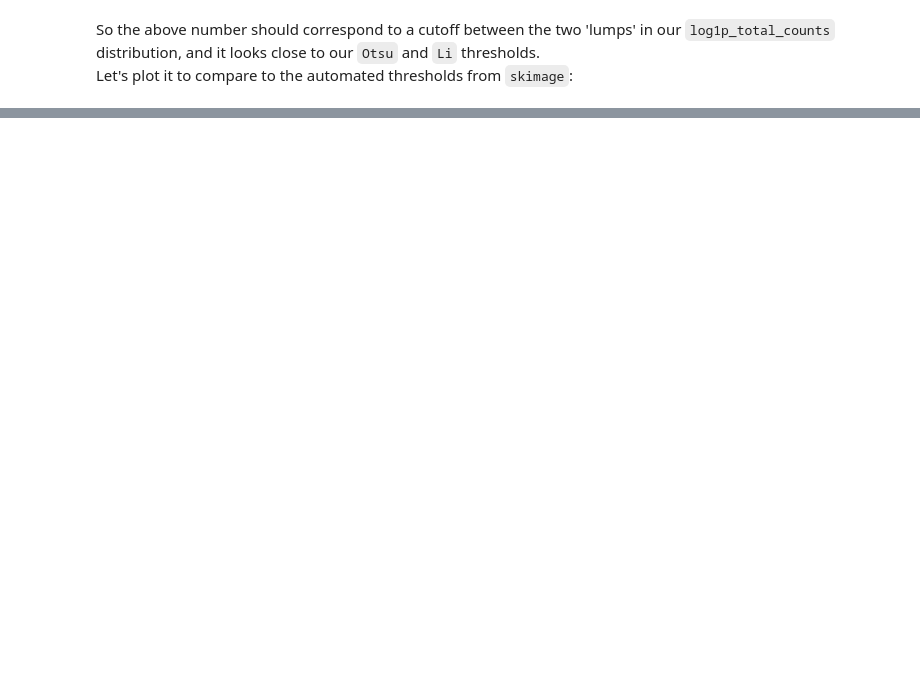
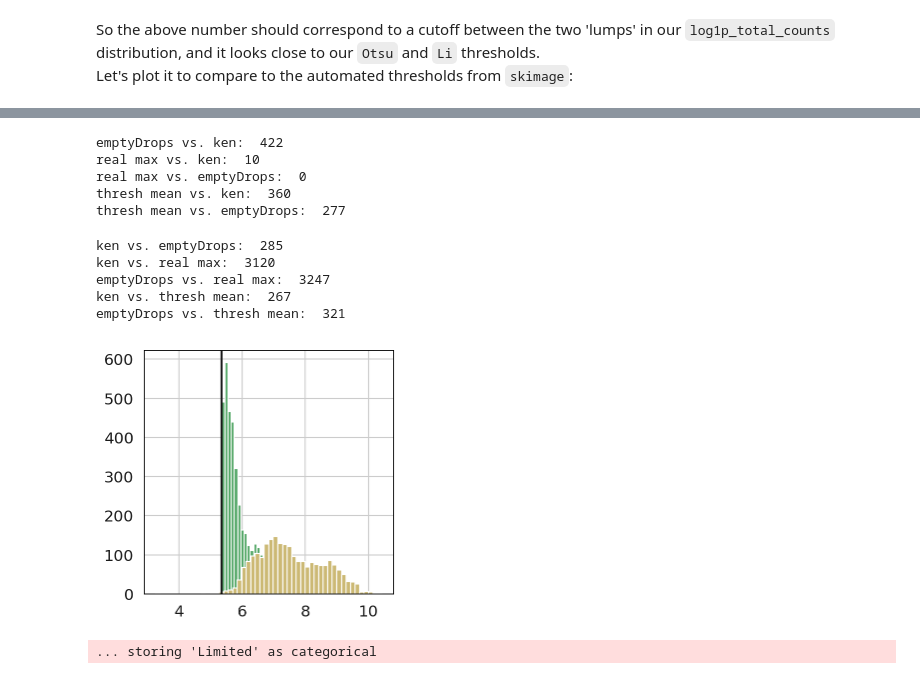
Before and after one commit to codyheiser/dropkick, a Jupyter notebook: testing/thresholding.ipynb, the cells around one changed output, grey strips where cells are left out. Drawn from its saved outputs; the diff is of its cells as text; code cells hidden in the pictures; blank space fills up the shorter version.

```diff
--- a/testing/thresholding.ipynb
+++ b/testing/thresholding.ipynb
@@ -92,0 +166,4 @@ plt.axvline(s1.obs['log1p_total_counts'][3401], color='y') # threshold chosen fr
+# %%
+s1.obs.loc[s1.obs["total_counts"] <= expmThreshMean, "thresh_mean_filter"] = 0
+s1.obs.loc[s1.obs["total_counts"] > expmThreshMean, "thresh_mean_filter"] = 1
+threshMeanIndex = np.where(s1.obs["thresh_mean_filter"] == 0)[0]
@@ -92,0 +204,25 @@ plt.axvline(s1.obs['log1p_total_counts'][3401], color='y') # threshold chosen fr
+# %%
+# overlap for empty cells
+print("emptyDrops vs. ken: ", emptyDropsKenSet)
+print("real max vs. ken: ", realMaxKenSet)
+print("real max vs. emptyDrops: ", realMaxEmptyDropsSet)
+print("thresh mean vs. ken: ", threshMeanKenSet)
+print("thresh mean vs. emptyDrops: ", threshMeanEmptyDropsSet)
+# %% [output]
+emptyDrops vs. ken:  422
+real max vs. ken:  10
+real max vs. emptyDrops:  0
+thresh mean vs. ken:  360
+thresh mean vs. emptyDrops:  277
+# %%
+print("ken vs. emptyDrops: ", kenEmptyDropsSet)
+print("ken vs. real max: ", kenRealMaxSet)
+print("emptyDrops vs. real max: ", emptyDropsRealMaxSet)
+print("ken vs. thresh mean: ", kenThreshMeanSet)
+print("emptyDrops vs. thresh mean: ", emptyDropsThreshMeanSet)
+# %% [output]
+ken vs. emptyDrops:  285
+ken vs. real max:  3120
+emptyDrops vs. real max:  3247
+ken vs. thresh mean:  267
+emptyDrops vs. thresh mean:  321
@@ -92,0 +231,27 @@ plt.axvline(s1.obs['log1p_total_counts'][3401], color='y') # threshold chosen fr
+# %%
+s1.obs.index = s1.obs.barcode
+# %%
+s2 = s1.obs.copy()
+# %%
+def emptyLog1pTotalCounts(dataframe, filterMethod, whichColor):
+    if (filterMethod == "empty"):
+        whichEmpty = 0
+    else:
+        whichEmpty = 1
+    log1pTotalCountsFilter = np.where(dataframe[filterMethod] == whichEmpty)[0]
+    subsetLog1pTotalCounts = dataframe.iloc[log1pTotalCountsFilter]["log1p_total_counts"]
+
+    _ = plt.hist(subsetLog1pTotalCounts, bins = 50, color = whichColor)
+    plt.axvline(realMax[0], color = 'k')
+    return (log1pTotalCountsFilter, dataframe[filterMethod] == whichEmpty)
+# %%
+realMaxDataset, realMaxBoolVector = emptyLog1pTotalCounts(s2, "victoria_filter", 'g')
+emptyDropsDataset, emptyDropsBoolVector = emptyLog1pTotalCounts(s2, "empty", 'r')
+threshMeanDataset, threshMeanBoolVector = emptyLog1pTotalCounts(s2, "thresh_mean_filter", 'b')
+kenFilterDataset, kenFilterBoolVector = emptyLog1pTotalCounts(s2, "ken_filter", 'y')
+# %% [output]
+[figure, added]
+# %%
+s1.write_h5ad("filtered-3777-S2.h5ad", compression = "gzip")
+# %% [output]
+... storing 'Limited' as categorical
```
Also changed, not shown: parts of 34 cells of this notebook, 26 other files.
